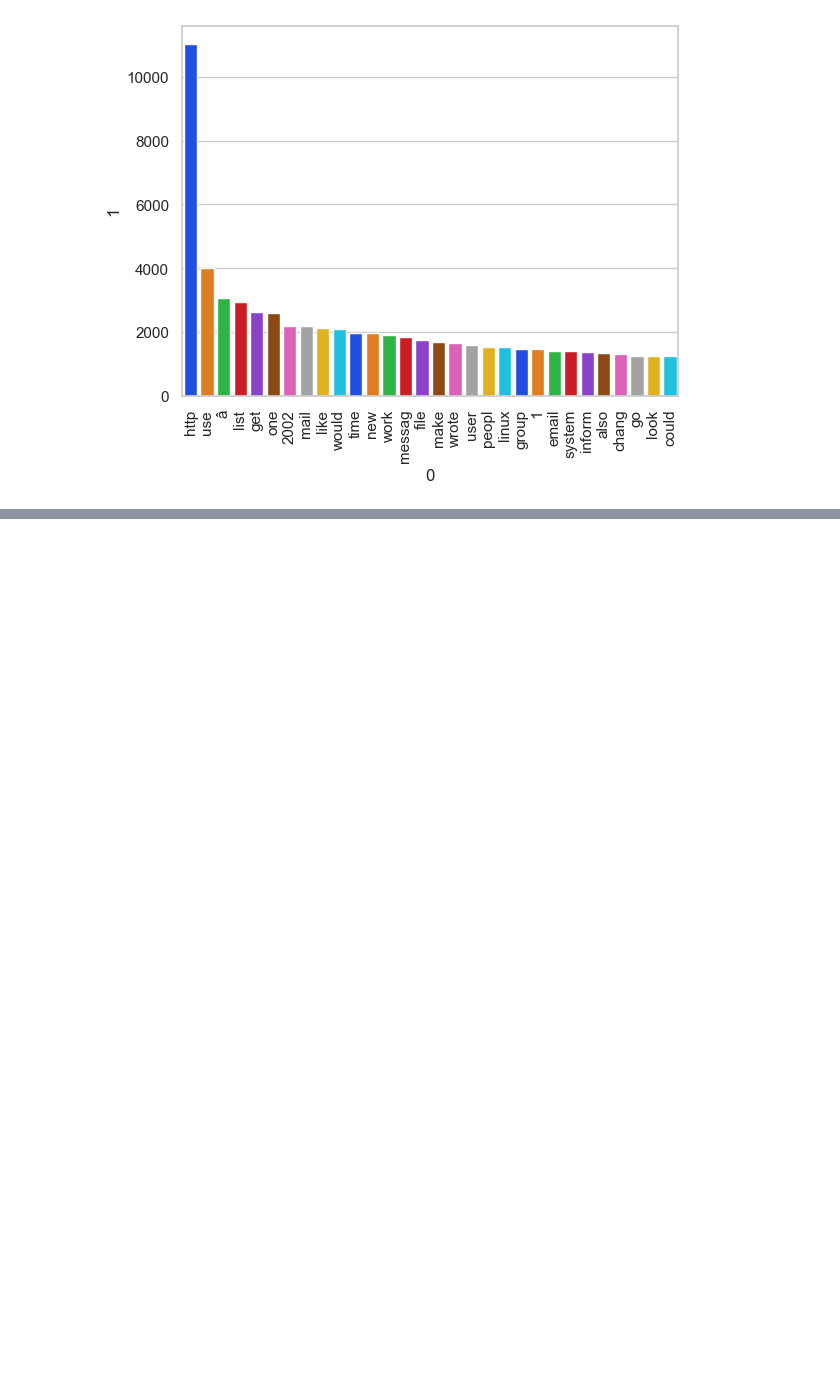
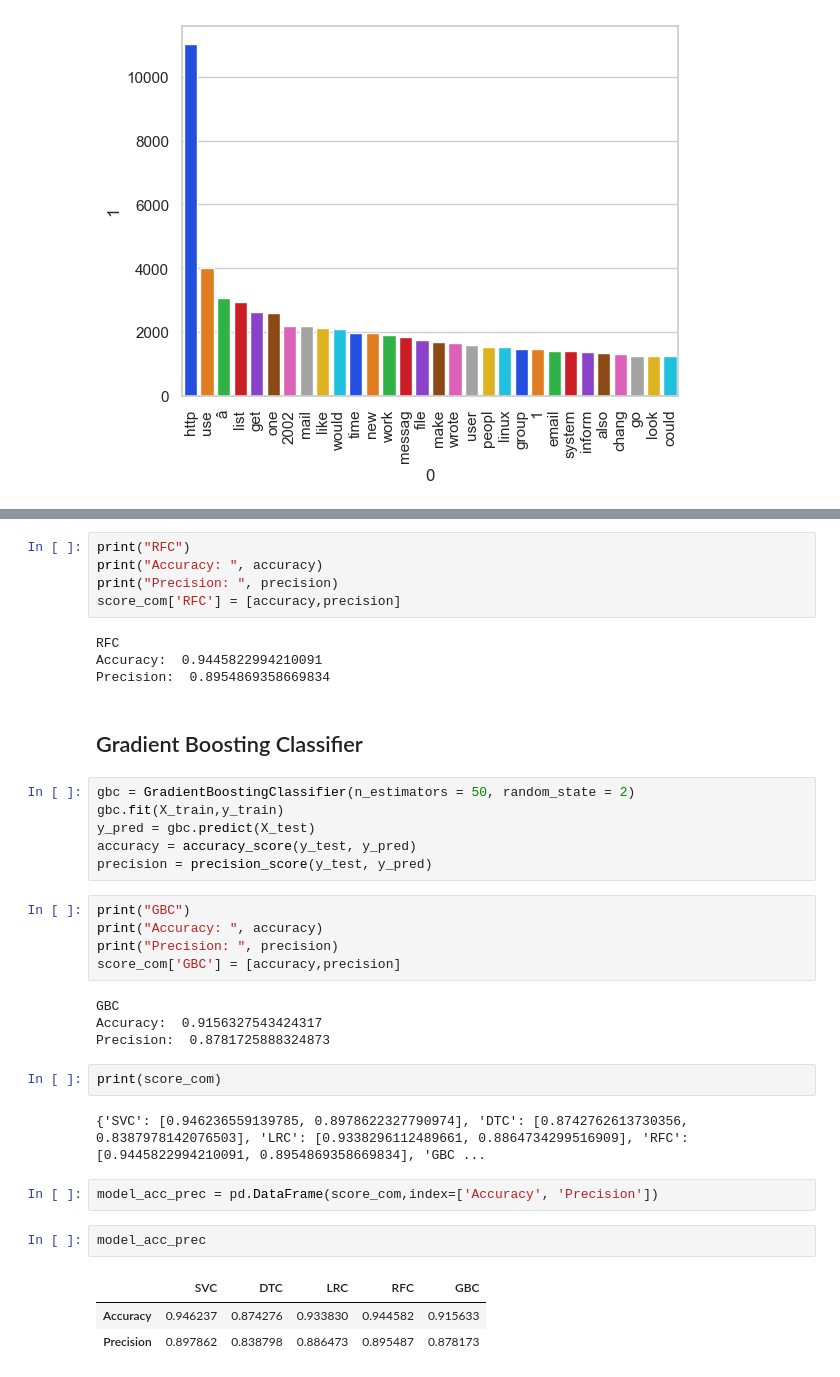
Before and after one commit to krupeshshah/Email-Spam-Detection, a Jupyter notebook: email_spam_detection.ipynb, the cells around one changed output, grey strips where cells are left out. Saved outputs shown, nothing was run; the diff lists cells and outputs as text; blank space fills up the shorter version.

Commit message:
with model

```diff
--- a/email_spam_detection.ipynb
+++ b/email_spam_detection.ipynb
@@ -343,0 +460,38 @@ top_30_wrods(emails_spam_df[emails_spam_df['Label'] == 0])
+# %%
+print("RFC")
+print("Accuracy: ", accuracy)
+print("Precision: ", precision)
+score_com['RFC'] = [accuracy,precision]
+# %% [output]
+RFC
+Accuracy:  0.9445822994210091
+Precision:  0.8954869358669834
+# %% [markdown]
+## Gradient Boosting Classifier
+# %%
+gbc = GradientBoostingClassifier(n_estimators = 50, random_state = 2)
+gbc.fit(X_train,y_train)
+y_pred = gbc.predict(X_test)
+accuracy = accuracy_score(y_test, y_pred)
+precision = precision_score(y_test, y_pred)
+# %%
+print("GBC")
+print("Accuracy: ", accuracy)
+print("Precision: ", precision)
+score_com['GBC'] = [accuracy,precision]
+# %% [output]
+GBC
+Accuracy:  0.9156327543424317
+Precision:  0.8781725888324873
+# %%
+print(score_com)
+# %% [output]
+{'SVC': [0.946236559139785, 0.8978622327790974], 'DTC': [0.8742762613730356, 0.8387978142076503], 'LRC': [0.9338296112489661, 0.8864734299516909], 'RFC': [0.9445822994210091, 0.8954869358669834], 'GBC ...
+# %%
+model_acc_prec = pd.DataFrame(score_com,index=['Accuracy', 'Precision'])
+# %%
+model_acc_prec
+# %% [output]
+|  | SVC | DTC | LRC | RFC | GBC |
+| Accuracy | 0.946237 | 0.874276 | 0.933830 | 0.944582 | 0.915633 |
+| Precision | 0.897862 | 0.838798 | 0.886473 | 0.895487 | 0.878173 |
```
Also changed, not shown: parts of 20 cells of this notebook.
